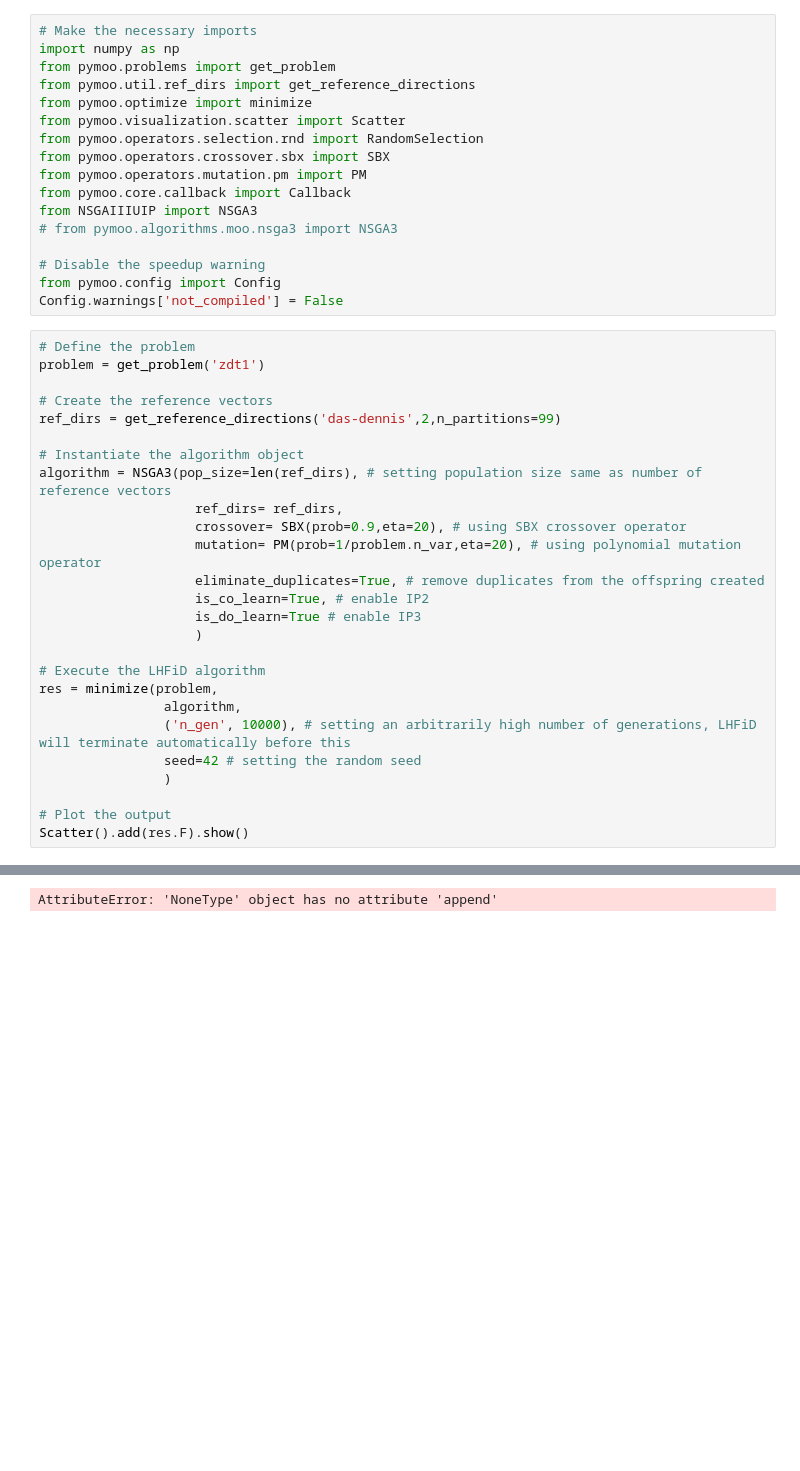
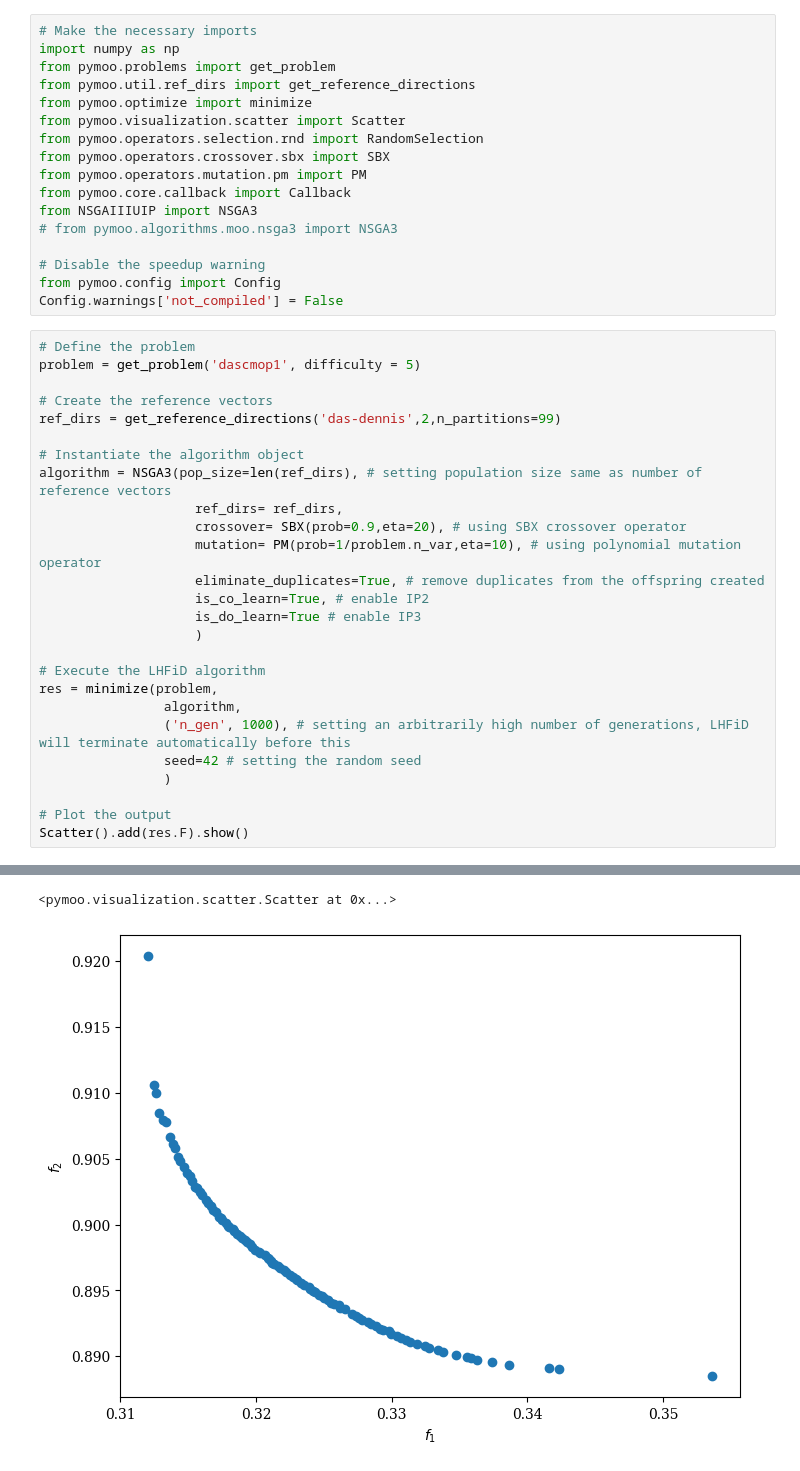
Before and after one commit to mittalsukrit/UIP-operator, a Jupyter notebook: Run-NSGA-III-UIP.ipynb, the cells around one changed output, grey strips where cells are left out. Drawn from its saved outputs; the diff is of its cells as text; blank space fills up the shorter version.

```diff
--- a/Run-NSGA-III-UIP.ipynb
+++ b/Run-NSGA-III-UIP.ipynb
@@ -17,7 +19,7 @@ from pymoo.config import Config
 Config.warnings['not_compiled'] = False
 # %%
 # Define the problem
-problem = get_problem('zdt1')
+problem = get_problem('dascmop1', difficulty = 5)
 
 # Create the reference vectors
 ref_dirs = get_reference_directions('das-dennis',2,n_partitions=99)
@@ -26,7 +28,7 @@ ref_dirs = get_reference_directions('das-dennis',2,n_partitions=99)
 algorithm = NSGA3(pop_size=len(ref_dirs), # setting population size same as number of reference vectors
                     ref_dirs= ref_dirs,
                     crossover= SBX(prob=0.9,eta=20), # using SBX crossover operator
-                    mutation= PM(prob=1/problem.n_var,eta=20), # using polynomial mutation operator
+                    mutation= PM(prob=1/problem.n_var,eta=10), # using polynomial mutation operator
                     eliminate_duplicates=True, # remove duplicates from the offspring created
                     is_co_learn=True, # enable IP2
                     is_do_learn=True # enable IP3
@@ -35,7 +37,7 @@ algorithm = NSGA3(pop_size=len(ref_dirs), # setting population size same as numb
 # Execute the LHFiD algorithm
 res = minimize(problem,
                 algorithm,
-                ('n_gen', 10000), # setting an arbitrarily high number of generations, LHFiD will terminate automatically before this
+                ('n_gen', 1000), # setting an arbitrarily high number of generations, LHFiD will terminate automatically before this
                 seed=42 # setting the random seed
                 )
 
@@ -47 +64,2 @@ Scatter().add(res.F).show()
-AttributeError: 'NoneType' object has no attribute 'append'
+<pymoo.visualization.scatter.Scatter at 0x...>
+[figure, added]
```
Also changed, not shown: parts of 3 cells of this notebook, 1 other file.
